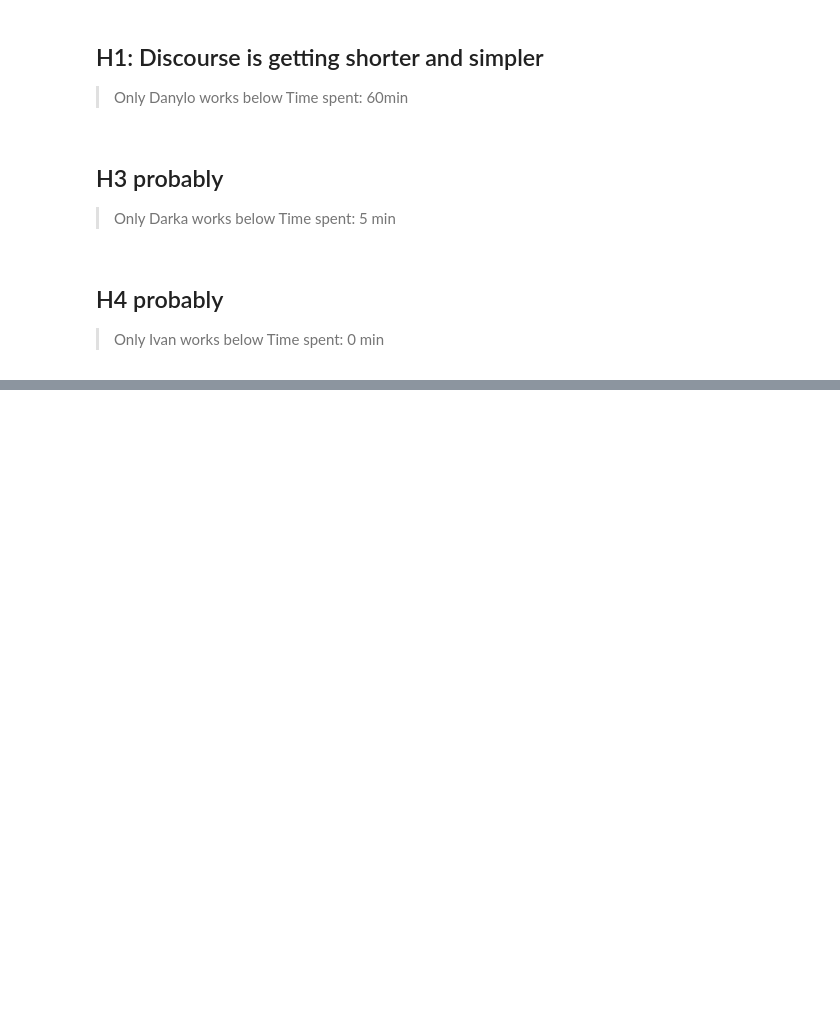
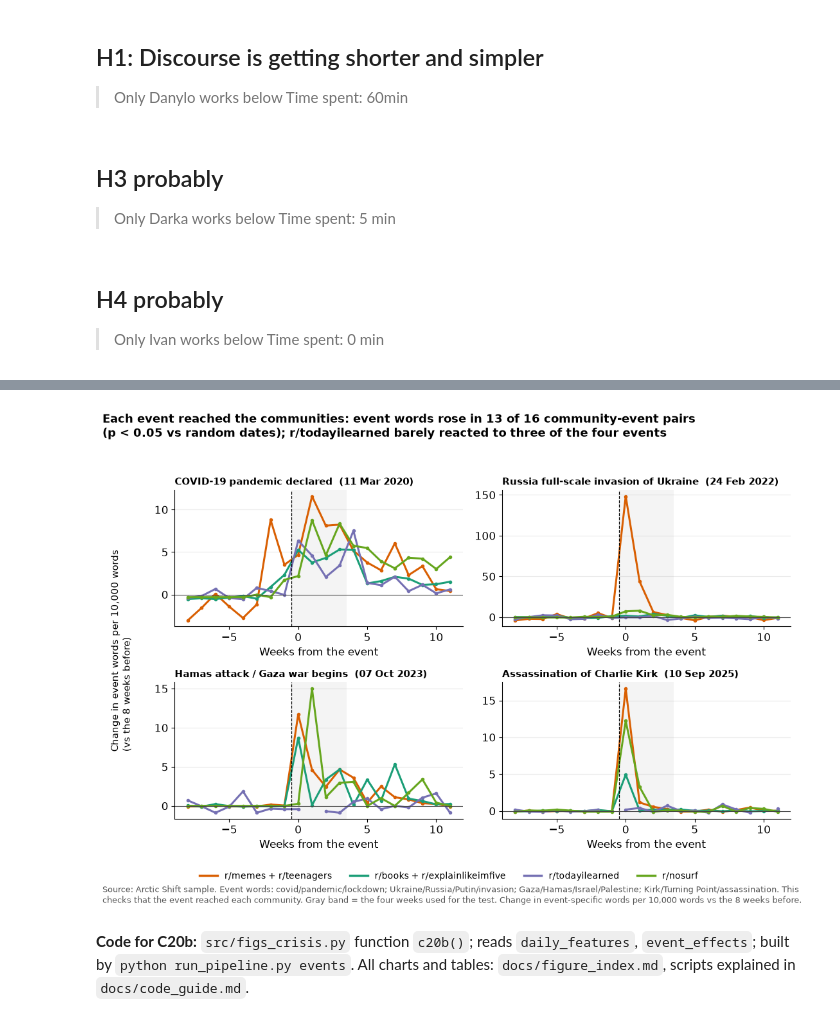
Before and after one commit to DanyloBeha/css-brainrot, a Jupyter notebook: exploratory-data-analysis/eda.ipynb, the cells around one changed output, grey strips where cells are left out. Saved outputs shown, nothing was run; the diff lists cells and outputs as text; code cells hidden in the pictures; blank space fills up the shorter version.

```diff
--- a/exploratory-data-analysis/eda.ipynb
+++ b/exploratory-data-analysis/eda.ipynb
@@ -44,0 +112,8 @@ Time spent: 0 min
+# %%
+from src import figs_crisis as figs
+_ = figs.c20b()
+plt.show()
+# %% [output]
+[figure, added]
+# %% [markdown]
+**Code for C20b:** `src/figs_crisis.py` function `c20b()`; reads `daily_features`, `event_effects`; built by `python run_pipeline.py events`. All charts and tables: `docs/figure_index.md`, scripts explained in `docs/code_guide.md`.
```
Also changed, not shown: parts of 34 cells of this notebook.
